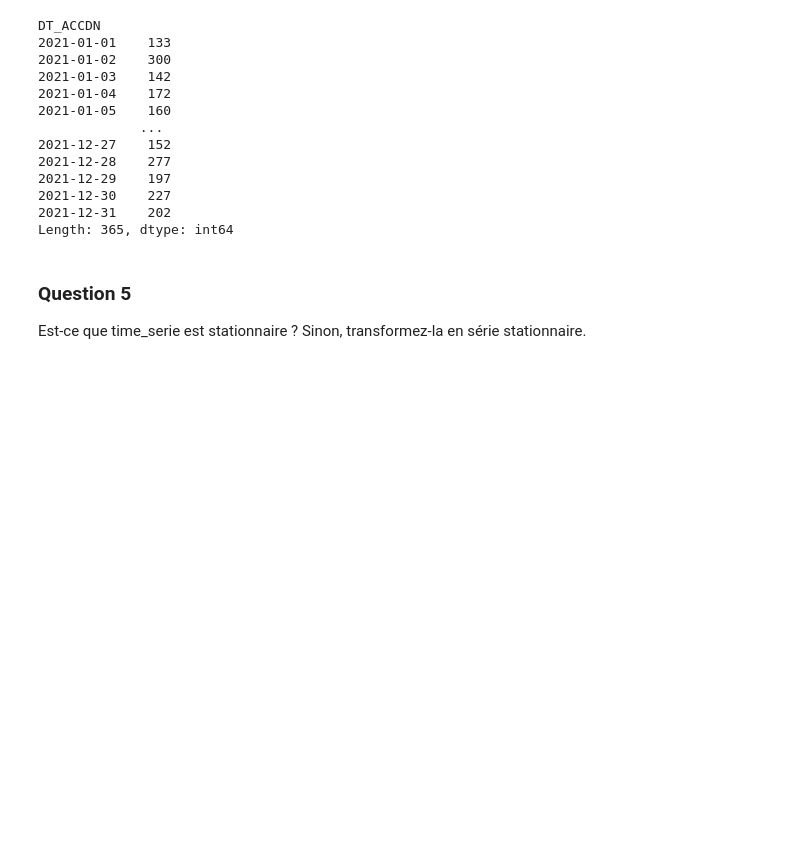
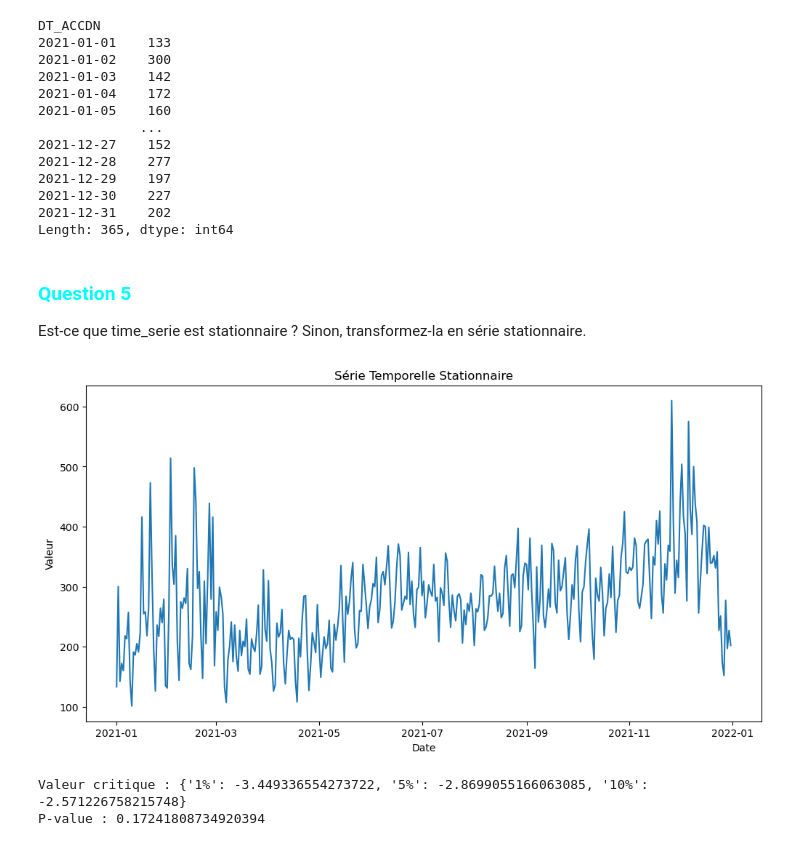
Before and after one commit to matt-tek/data-science-1, a Jupyter notebook: Equipe3-Projet-P2.ipynb, the cells around one changed output. Drawn from its saved outputs; the diff is of its cells as text; code cells hidden in the pictures; blank space fills up the shorter version.

```diff
--- a/Equipe3-Projet-P2.ipynb
+++ b/Equipe3-Projet-P2.ipynb
@@ -84,6 +197,24 @@ DT_ACCDN
 2021-12-31    202
 Length: 365, dtype: int64
 # %% [markdown]
-### Question 5
+### <span style="color: cyan;">Question 5</span>
 
 Est-ce que time_serie est stationnaire ? Sinon, transformez-la en série stationnaire.
+# %%
+plt.figure(figsize=(12, 6))
+plt.plot(time_serie)
+plt.title('Série Temporelle Stationnaire')
+plt.xlabel('Date')
+plt.ylabel('Valeur')
+plt.show()
+
+# Test de Dickey-Fuller augmenté (ADF)
+adft = adfuller(time_serie)
+
+# affichage des 5% de la serie et la p-value
+print('Valeur critique :', adft[4])
+print('P-value :', adft[1])
+# %% [output]
+[figure, added]
+Valeur critique : {'1%': -3.449336554273722, '5%': -2.8699055166063085, '10%': -2.571226758215748}
+P-value : 0.17241808734920394
```
Also changed, not shown: parts of 29 cells of this notebook, 18 other files.
